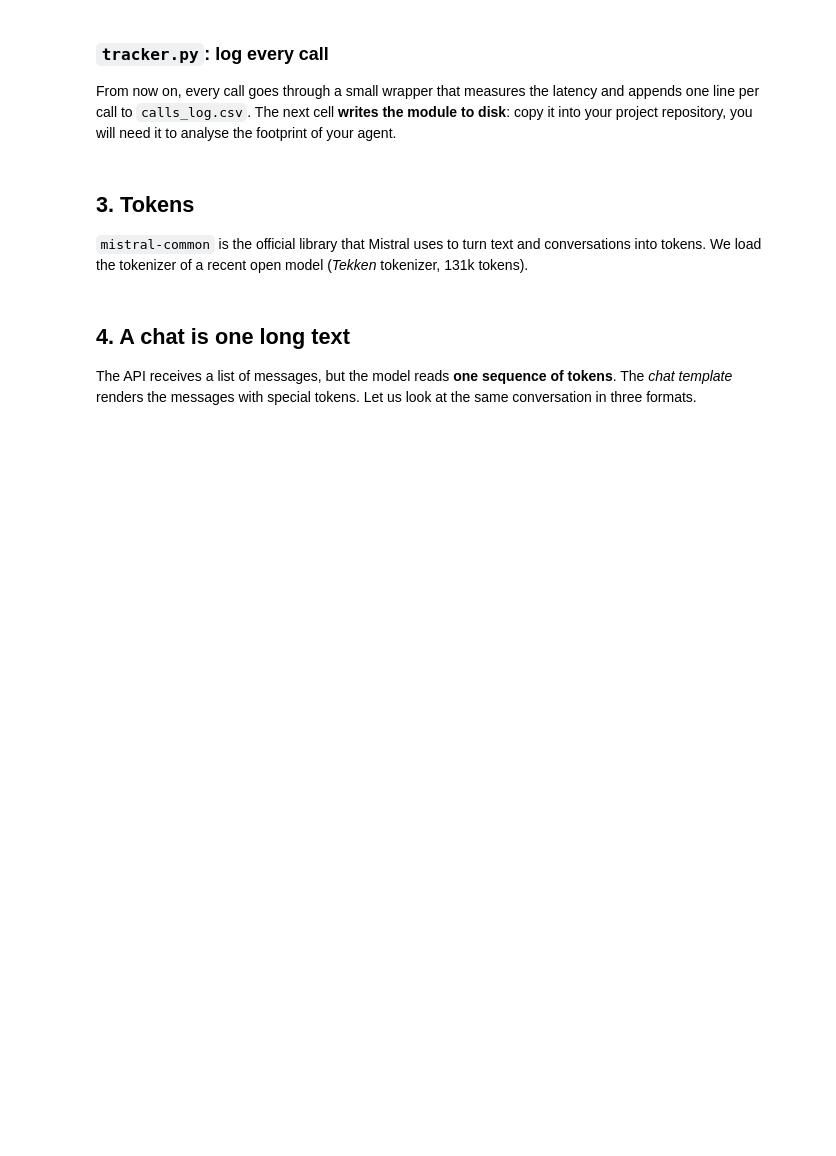
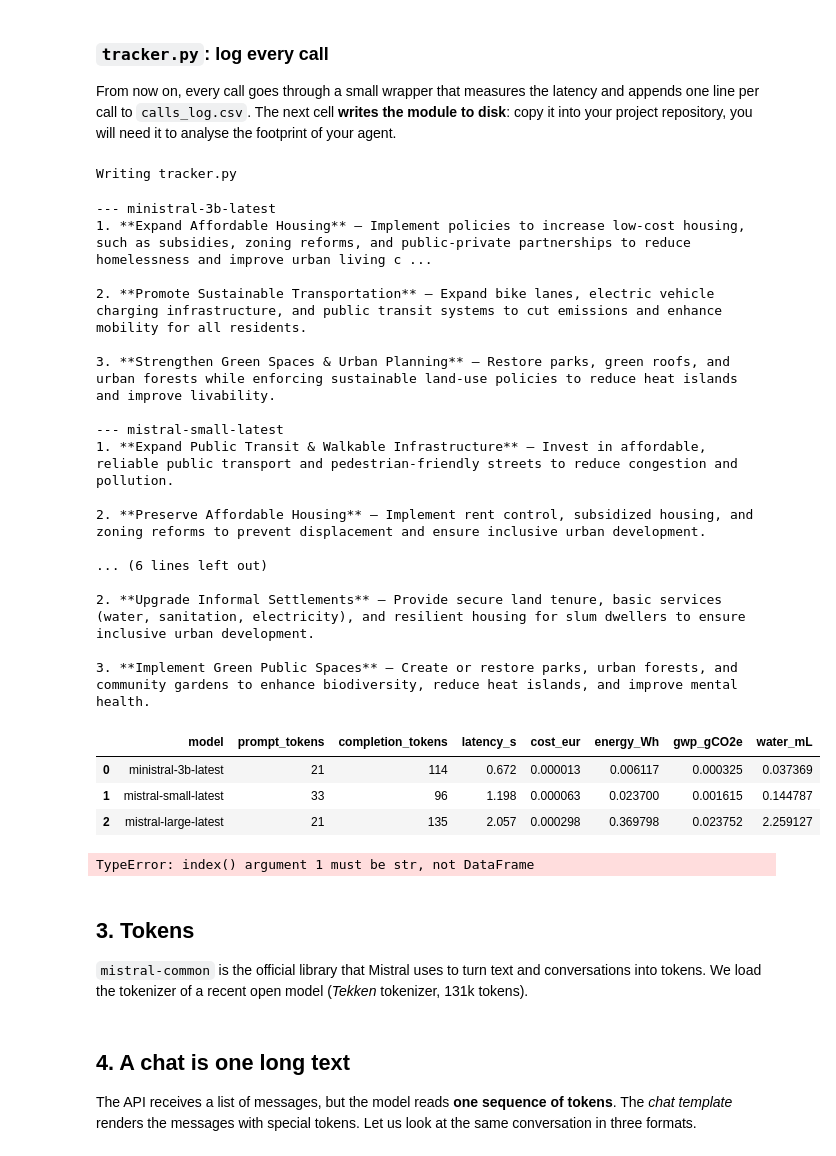
Before and after one commit to Valatras/mistral-sdg-project, a Jupyter notebook: jup.ipynb, the cells around one changed output. Saved outputs shown, nothing was run; the diff lists cells and outputs as text; code cells hidden in the pictures; blank space fills up the shorter version.

```diff
--- a/jup.ipynb
+++ b/jup.ipynb
@@ -117,7 +148,31 @@ Fill in the prices of the models you use, in **euros per million tokens** (input
 # %%
 # ✏️ Exercise 2: complete the price table (EUR per million tokens: input, output)
 PRICES = {
-    TINY: None,    # TODO, e.g. (0.04, 0.04)
-    SMALL: None,   # TODO
-    LARGE: None,   # TODO
+    TINY: (0.1, 0.1),    # TODO, e.g. (0.04, 0.04)
+    SMALL: (0.15, 0.6),   # TODO
+    LARGE: (0.7, 2.1),   # TODO
 }
+
+# example of tracking with a request
+response = client.chat.complete(
+    model=TINY,
+    messages=[{"role": "user", "content": "In one sentence, what is Sustainable Development Goal 13?"}],
+)
+prompt_tokens = response.usage.prompt_tokens
+completion_tokens = response.usage.completion_tokens
+total_used = prompt_tokens + completion_tokens
+
+model_used = response.model
+
+input_price = PRICES[model_used][0] * prompt_tokens / 1_000_000
+output_price = PRICES[model_used][1] * completion_tokens / 1_000_000
+
+
+print("tokens used : ", total_used)
+print("model used : ", model_used)
+print("input price (USD) : ", input_price)
+print("output price (USD) : ", output_price)
+print("final price (USD) : ", input_price + output_price)
+
+
+print(response.choices[0].message.content)
@@ -195,28 +257,60 @@ def load_log():
     log = pd.read_csv(LOG_FILE)
     # Logs written by an older version of this module had the cost in USD.
     return log.rename(columns={"cost_usd": "cost_eur"})
+# %% [output]
+Writing tracker.py
 # %%
 import importlib
 import tracker
 importlib.reload(tracker)
 assert "cost_eur" in getattr(tracker, "FIELDS", []), (
     "tracker.py is an old version: run the %%writefile tracker.py cell of this notebook (or of notebook 3)")
 
 question = [{"role": "user", "content": "Give three concrete actions a city can take for SDG 11. Be brief."}]
 for model in (TINY, SMALL, LARGE):
     r = tracker.tracked_chat(client, model, question, prices=PRICES, prompt_version="v0", tag="first-calls")
     print(f"--- {model}\n{r.choices[0].message.content}\n")
 
 log = tracker.load_log()
-log[log.tag == "first-calls"][["model", "prompt_tokens", "completion_tokens", "latency_s",
+models_costs = log[log.tag == "first-calls"][["model", "prompt_tokens", "completion_tokens", "latency_s",
                                 "cost_eur", "energy_Wh", "gwp_gCO2e", "water_mL"]]
+models_costs
+# %% [output]
+--- ministral-3b-latest
+1. **Expand Affordable Housing** – Implement policies to increase low-cost housing, such as subsidies, zoning reforms, and public-private partnerships to reduce homelessness and improve urban living c ...
+
+2. **Promote Sustainable Transportation** – Expand bike lanes, electric vehicle charging infrastructure, and public transit systems to cut emissions and enhance mobility for all residents.
+
+3. **Strengthen Green Spaces & Urban Planning** – Restore parks, green roofs, and urban forests while enforcing sustainable land-use policies to reduce heat islands and improve livability.
+
+--- mistral-small-latest
+1. **Expand Public Transit & Walkable Infrastructure** – Invest in affordable, reliable public transport and pedestrian-friendly streets to reduce congestion and pollution.
+
+2. **Preserve Affordable Housing** – Implement rent control, subsidized housing, and zoning reforms to prevent displacement and ensure inclusive urban development.
+
+... (6 lines left out)
+
+2. **Upgrade Informal Settlements** – Provide secure land tenure, basic services (water, sanitation, electricity), and resilient housing for slum dwellers to ensure inclusive urban development.
+
+3. **Implement Green Public Spaces** – Create or restore parks, urban forests, and community gardens to enhance biodiversity, reduce heat islands, and improve mental health.
+|  | model | prompt_tokens | completion_tokens | latency_s | cost_eur | energy_Wh | gwp_gCO2e | water_mL |
+| 0 | ministral-3b-latest | 21 | 114 | 0.672 | 0.000013 | 0.006117 | 0.000325 | 0.037369 |
+| 1 | mistral-small-latest | 33 | 96 | 1.198 | 0.000063 | 0.023700 | 0.001615 | 0.144787 |
+| 2 | mistral-large-latest | 21 | 135 | 2.057 | 0.000298 | 0.369798 | 0.023752 | 2.259127 |
 # %%
 # ✏️ Exercise 3
 # a) By how much does the estimated footprint grow from TINY to LARGE for this question?
 # b) Is the answer of the large model noticeably better for this task?
 # c) Ask for "at most 30 words" and re-run: what happens to completion_tokens and to the footprint?
 
-# TODO
+
+models_costs.loc[:, "model"] = models_costs.model.str.replace("large", "large-latest", regex=False)
+print(models_costs.loc["mistral-large-latest"])
+# delta_tiny_large = models_costs.loc["mistral-large-latest"] - models_costs.loc["ministral-3b-latest"]
+# print("delta footprint from TINY to LARGE:\n", delta_tiny_large)
+# print("the large model is more than 10 times more energy intensive than the tiny model for this question")
+# %% [output]
+TypeError: index() argument 1 must be str, not DataFrame
 # %% [markdown]
 ## 3. Tokens
 
```
Also changed, not shown: parts of 4 cells of this notebook, 2 other files.
